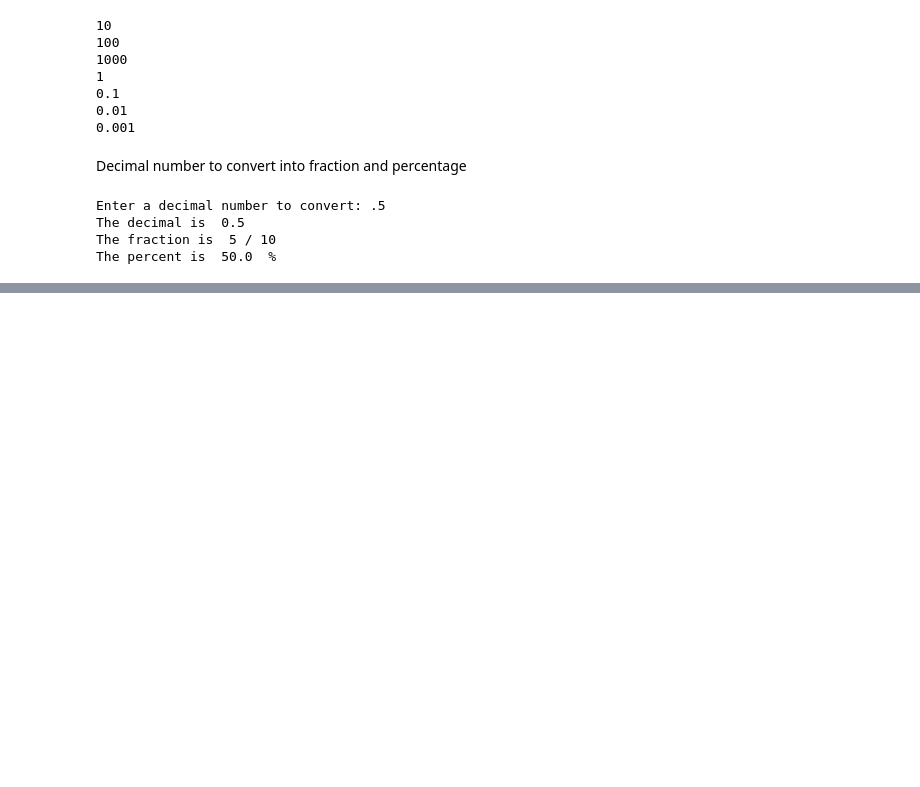
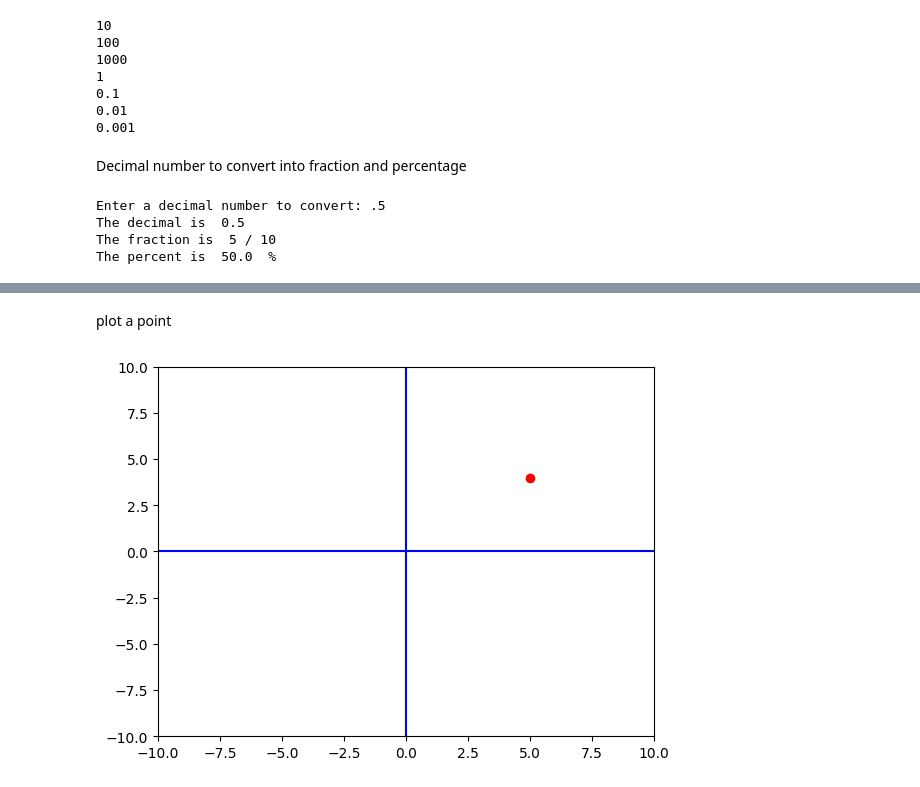
Before and after one commit to nhemanth1103/Algebra-with-python, a Jupyter notebook: Algebra_with_python.ipynb, the cells around one changed output, grey strips where cells are left out. Cells and saved outputs as stored; diff of their text form; code cells hidden in the pictures; blank space fills up the shorter version.

```diff
--- a/Algebra_with_python.ipynb
+++ b/Algebra_with_python.ipynb
@@ -153,0 +220,19 @@ The percent is  50.0  %
+# %% [markdown]
+plot a point
+# %%
+import matplotlib.pyplot as plt
+
+xmin=-10
+xmax=10
+ymin=-10
+ymax=10
+
+fig ,ax=plt.subplots()
+plt.axis([xmin,xmax,ymin,ymax])
+plt.plot([xmin,xmax],[0,0],'b')
+plt.plot([0,0],[ymin,ymax], 'b')
+plt.plot([5],[4],'ro')
+
+plt.show()
+# %% [output]
+[figure, added]
```
Also changed, not shown: parts of 19 cells of this notebook.
